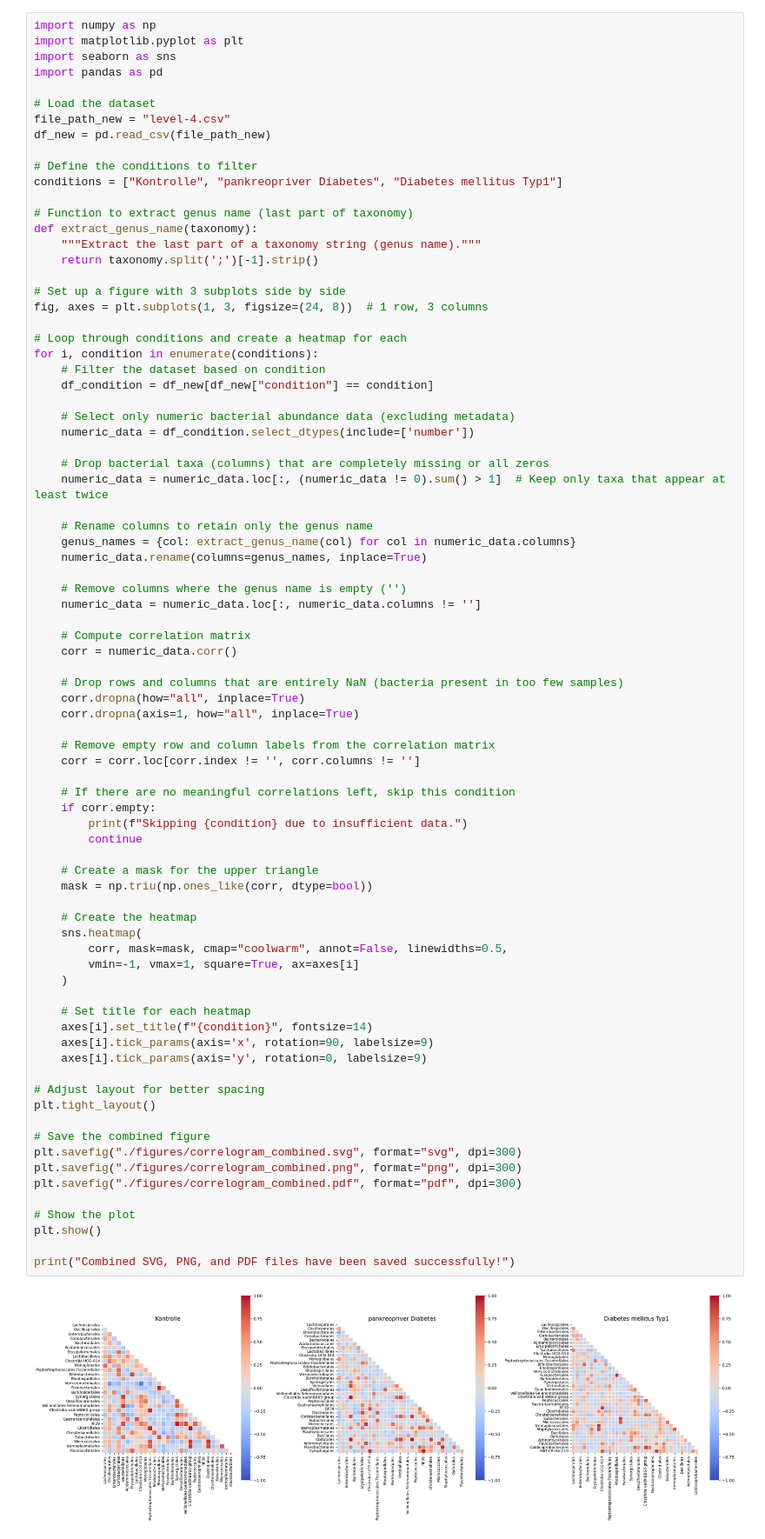
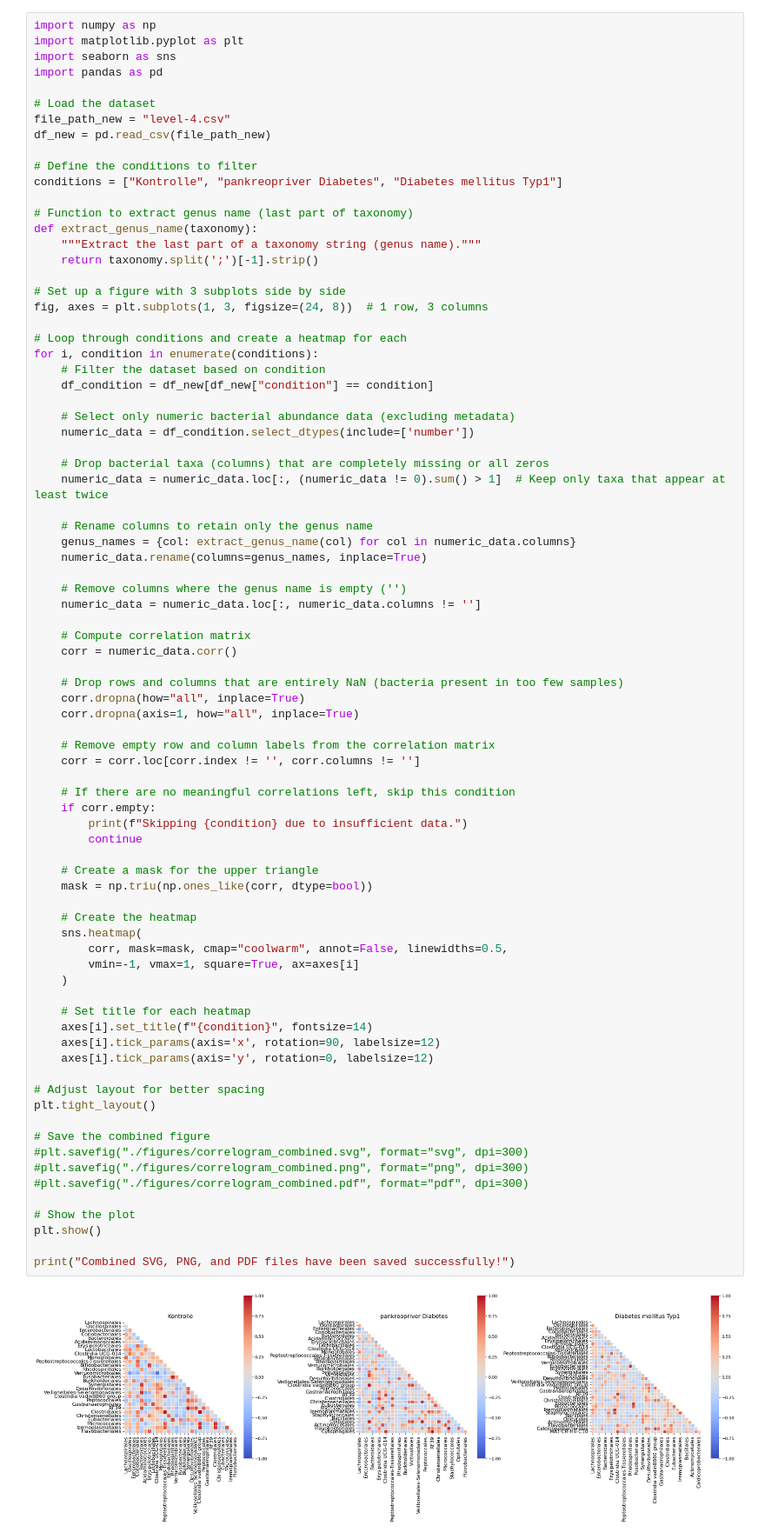
Before and after one commit to ErikaKvalem/Effenberger-Diabetes, a Jupyter notebook: 02-scripts/corrogram.ipynb, the cells around one changed output. Shown at 87% size. Drawn from its saved outputs; the diff is of its cells as text.

```diff
--- a/02-scripts/corrogram.ipynb
+++ b/02-scripts/corrogram.ipynb
@@ -47,39 +47,39 @@ for i, condition in enumerate(conditions):
     # Remove empty row and column labels from the correlation matrix
     corr = corr.loc[corr.index != '', corr.columns != '']
 
     # If there are no meaningful correlations left, skip this condition
     if corr.empty:
         print(f"Skipping {condition} due to insufficient data.")
         continue
 
     # Create a mask for the upper triangle
     mask = np.triu(np.ones_like(corr, dtype=bool))
 
     # Create the heatmap
     sns.heatmap(
         corr, mask=mask, cmap="coolwarm", annot=False, linewidths=0.5,
         vmin=-1, vmax=1, square=True, ax=axes[i]
     )
 
     # Set title for each heatmap
     axes[i].set_title(f"{condition}", fontsize=14)
-    axes[i].tick_params(axis='x', rotation=90, labelsize=9)
-    axes[i].tick_params(axis='y', rotation=0, labelsize=9)
+    axes[i].tick_params(axis='x', rotation=90, labelsize=12)
+    axes[i].tick_params(axis='y', rotation=0, labelsize=12)
 
 # Adjust layout for better spacing
 plt.tight_layout()
 
 # Save the combined figure
-plt.savefig("./figures/correlogram_combined.svg", format="svg", dpi=300)
-plt.savefig("./figures/correlogram_combined.png", format="png", dpi=300)
-plt.savefig("./figures/correlogram_combined.pdf", format="pdf", dpi=300)
+#plt.savefig("./figures/correlogram_combined.svg", format="svg", dpi=300)
+#plt.savefig("./figures/correlogram_combined.png", format="png", dpi=300)
+#plt.savefig("./figures/correlogram_combined.pdf", format="pdf", dpi=300)
 
 # Show the plot
 plt.show()
 
 print("Combined SVG, PNG, and PDF files have been saved successfully!")
 # %% [output]
-[figure, old version]
+[figure, new version]
 Combined SVG, PNG, and PDF files have been saved successfully!
 # %%
 import numpy as np
```
Also changed, not shown: 1 other file.
